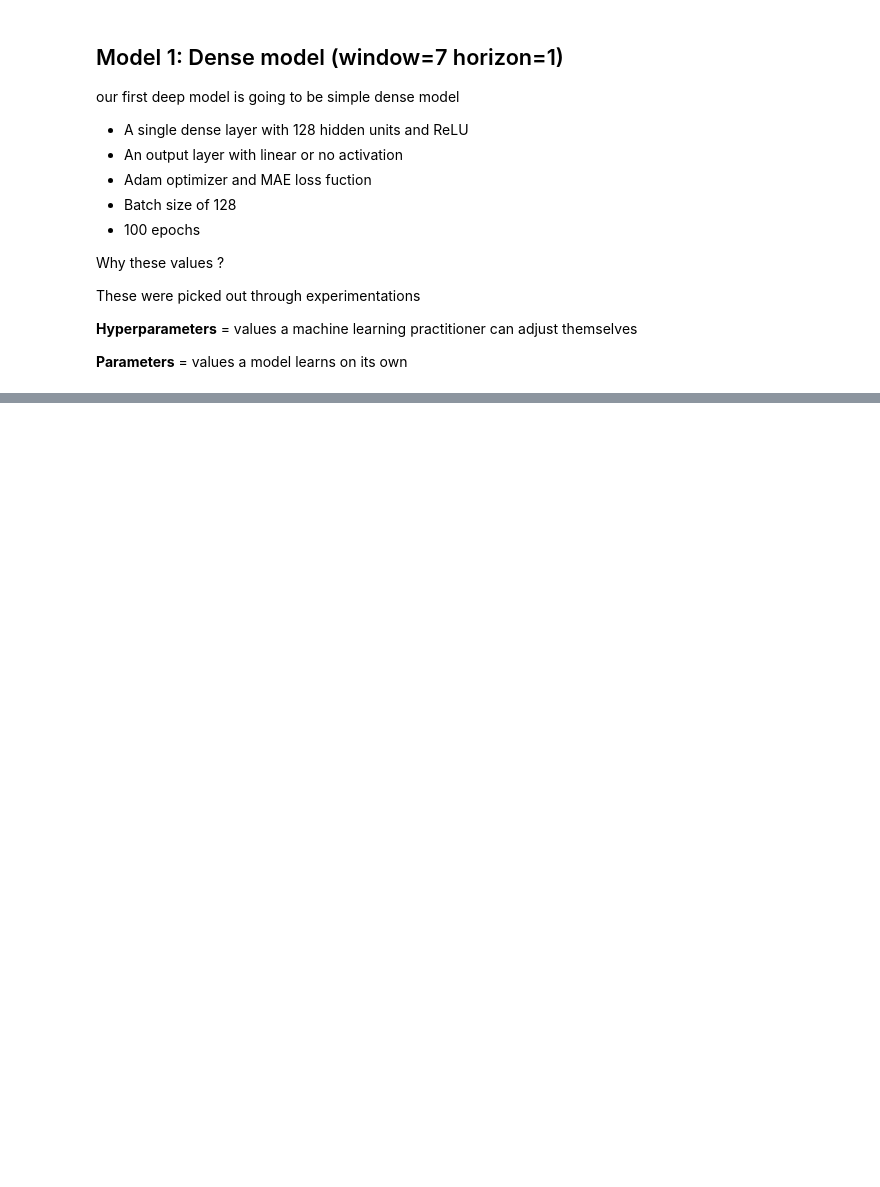
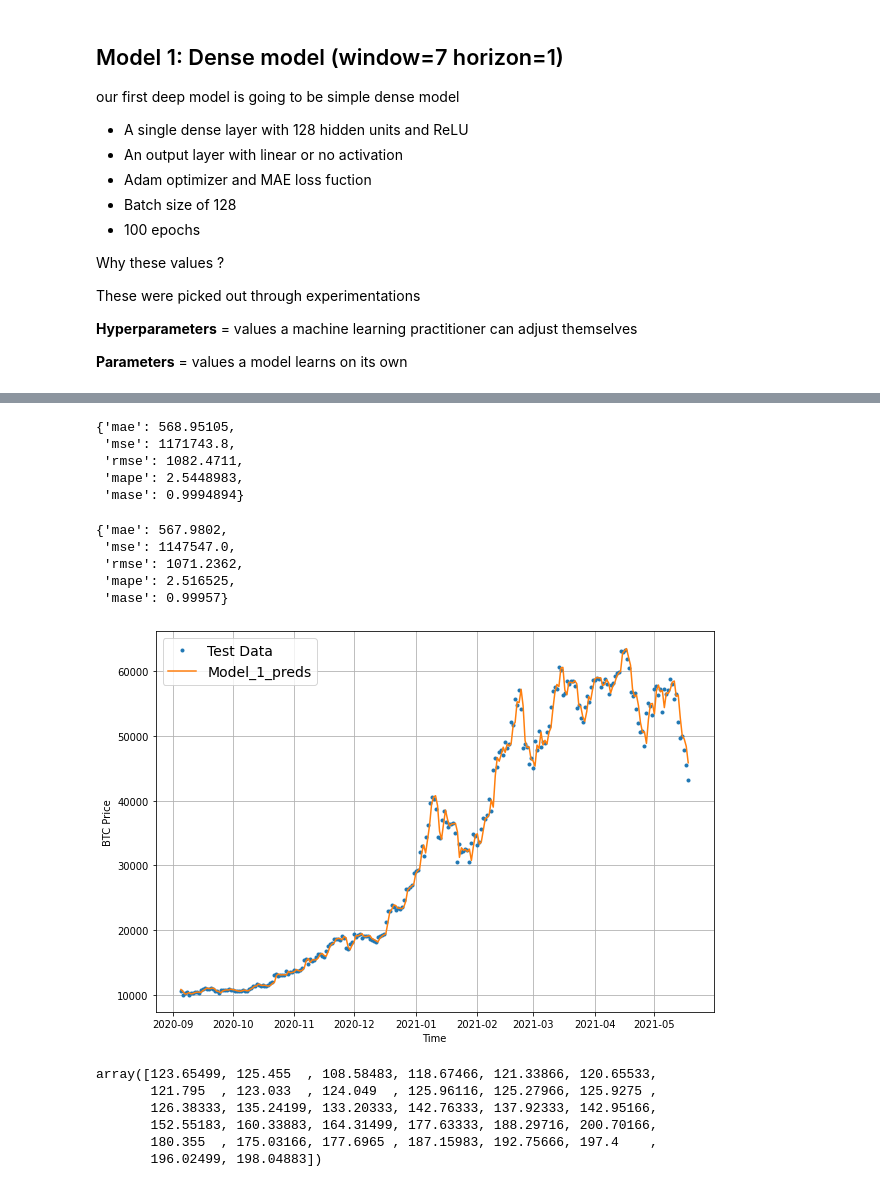
Before and after one commit to Muhammad-Zohair-Baig/Tensor-Flow, a Jupyter notebook: Time_series_fudametals_Tensorflow_10.ipynb, the cells around one changed output, grey strips where cells are left out. Drawn from its saved outputs; the diff is of its cells as text; code cells hidden in the pictures; blank space fills up the shorter version.

Commit message:
Update_to_time_series

```diff
--- a/Time_series_fudametals_Tensorflow_10.ipynb
+++ b/Time_series_fudametals_Tensorflow_10.ipynb
@@ -590,0 +596,10 @@ model_1.evaluate(test_windows,test_labels)
+# %%
+def make_preds(model,input_data):
+  """
+  Uses model to make predictions on input data
+  """
+  forcast = model.predict(input_data)
+  return(tf.squeeze(forcast))
+# %%
+model_1_preds=make_preds(model_1,test_windows)
+len(model_1_preds),model_1_preds[:10]
@@ -590,0 +611,31 @@ model_1.evaluate(test_windows,test_labels)
+# %%
+# Evaluate preds
+model_1_results = evaluate_preds(y_true = tf.squeeze(test_labels),
+                                 y_pred = model_1_preds)
+model_1_results
+# %% [output]
+{'mae': 568.95105,
+ 'mse': 1171743.8,
+ 'rmse': 1082.4711,
+ 'mape': 2.5448983,
+ 'mase': 0.9994894}
+# %%
+naive_results
+# %% [output]
+{'mae': 567.9802,
+ 'mse': 1147547.0,
+ 'rmse': 1071.2362,
+ 'mape': 2.516525,
+ 'mase': 0.99957}
+# %%
+# Lets Plot our model 1 predictions
+offset = 300
+
+plt.figure(figsize=(10,7))
+
+# Account for the test_window offset and index into test_labels to ensure correct plotting
+plot_time_series(timesteps = x_test[-len(test_windows):],values = test_labels[:,0],start=offset , label="Test Data")
+
+plot_time_series(timesteps = x_test[-len(test_windows):],values =model_1_preds,start=offset,format = "-",label = "Model_1_preds")
+# %% [output]
+[figure, added]
@@ -590,0 +646,9 @@ model_1.evaluate(test_windows,test_labels)
+# %%
+prices[:32]
+# %% [output]
+array([123.65499, 125.455  , 108.58483, 118.67466, 121.33866, 120.65533,
+       121.795  , 123.033  , 124.049  , 125.96116, 125.27966, 125.9275 ,
+       126.38333, 135.24199, 133.20333, 142.76333, 137.92333, 142.95166,
+       152.55183, 160.33883, 164.31499, 177.63333, 188.29716, 200.70166,
+       180.355  , 175.03166, 177.6965 , 187.15983, 192.75666, 197.4    ,
+       196.02499, 198.04883])
```
Also changed, not shown: parts of 30 cells of this notebook.
